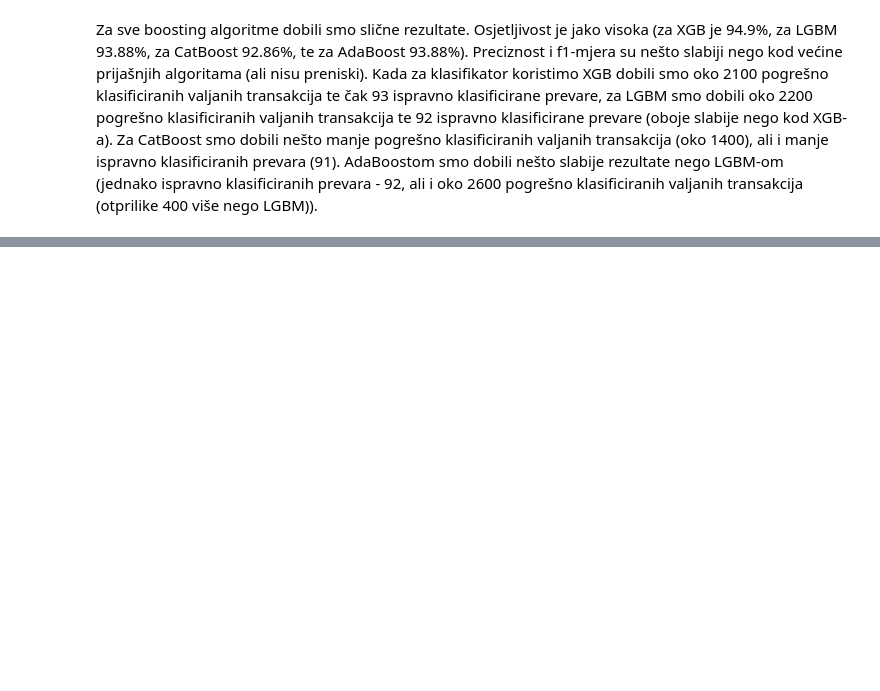
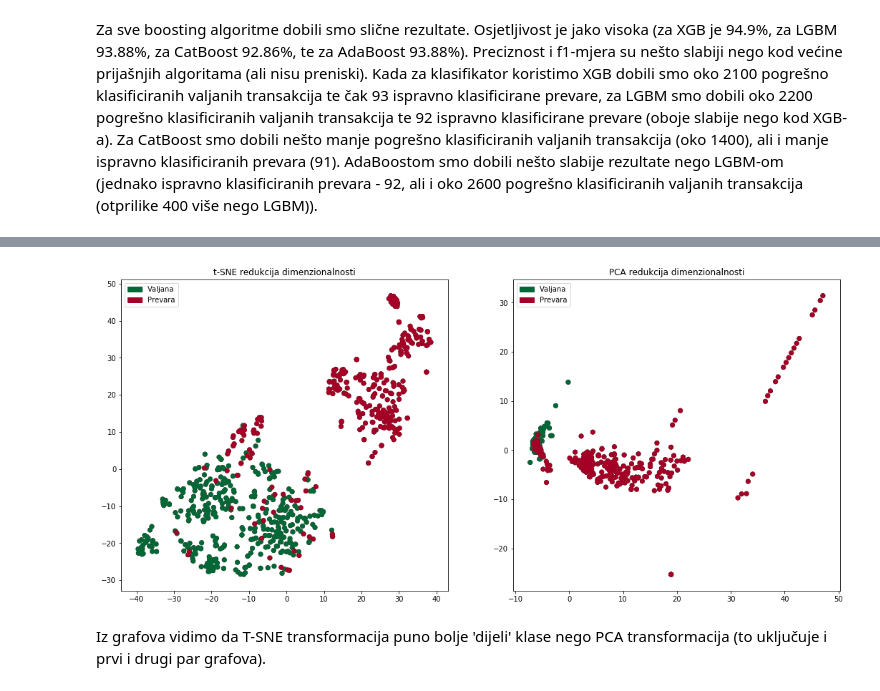
Before and after one commit to occamsrazor81/creditCard, a Jupyter notebook: undersampling_ccfd.ipynb, the cells around one changed output, grey strips where cells are left out. Drawn from its saved outputs; the diff is of its cells as text; code cells hidden in the pictures; blank space fills up the shorter version.

```diff
--- a/undersampling_ccfd.ipynb
+++ b/undersampling_ccfd.ipynb
@@ -2929,0 +3059,27 @@ Za sve boosting algoritme dobili smo slične rezultate. Osjetljivost je jako vis
+# %%
+X_tsne_cut = TSNE(n_components=2, random_state=42).fit_transform(X_usample_train_cut.values)
+X_pca_cut = PCA(n_components=2, random_state=42).fit_transform(X_usample_train_cut.values)
+
+
+fig_tsne_pca_cut, ax_tsne_pca_cut = plt.subplots(1,2,figsize=(18,8))
+
+non_fraud_patch = mpatches.Patch(color=green, label='Valjana')
+fraud_patch = mpatches.Patch(color=red, label='Prevara')
+
+ax_tsne_pca_cut[0].scatter(X_tsne_cut[:,0], X_tsne_cut[:,1], c=(y_usample_train_cut == 0), cmap='RdYlGn_r', label='Valjana')
+ax_tsne_pca_cut[0].scatter(X_tsne_cut[:,0], X_tsne_cut[:,1], c=(y_usample_train_cut == 1), cmap='RdYlGn_r', label='Prevara')
+
+ax_tsne_pca_cut[1].scatter(X_pca_cut[:,0], X_pca_cut[:,1], c=(y_usample_train_cut == 0), cmap='RdYlGn_r', label='Valjana')
+ax_tsne_pca_cut[1].scatter(X_pca_cut[:,0], X_pca_cut[:,1], c=(y_usample_train_cut == 1), cmap='RdYlGn_r', label='Prevara')
+
+ax_tsne_pca_cut[0].set_title('t-SNE redukcija dimenzionalnosti')
+ax_tsne_pca_cut[1].set_title('PCA redukcija dimenzionalnosti')
+
+ax_tsne_pca_cut[0].legend(handles=[non_fraud_patch, fraud_patch])
+ax_tsne_pca_cut[1].legend(handles=[non_fraud_patch, fraud_patch])
+
+plt.show()
+# %% [output]
+[figure, added]
+# %% [markdown]
+Iz grafova vidimo da T-SNE transformacija puno bolje 'dijeli' klase nego PCA transformacija (to uključuje i prvi i drugi par grafova).
```
Also changed, not shown: parts of 22 cells of this notebook.
